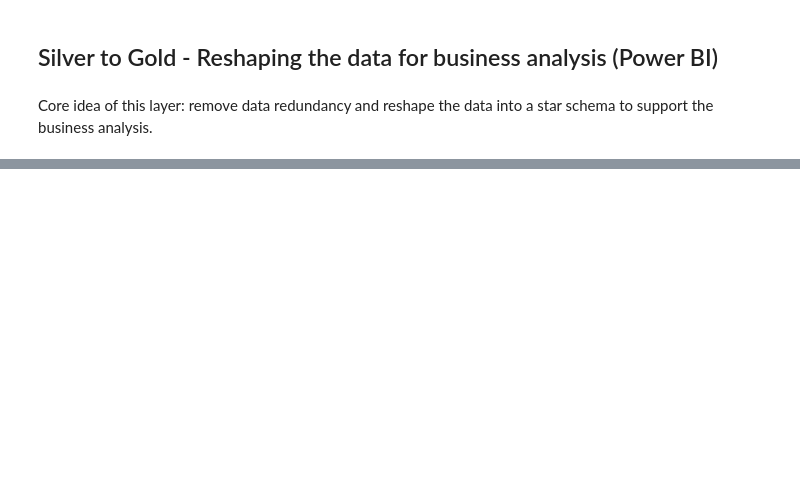
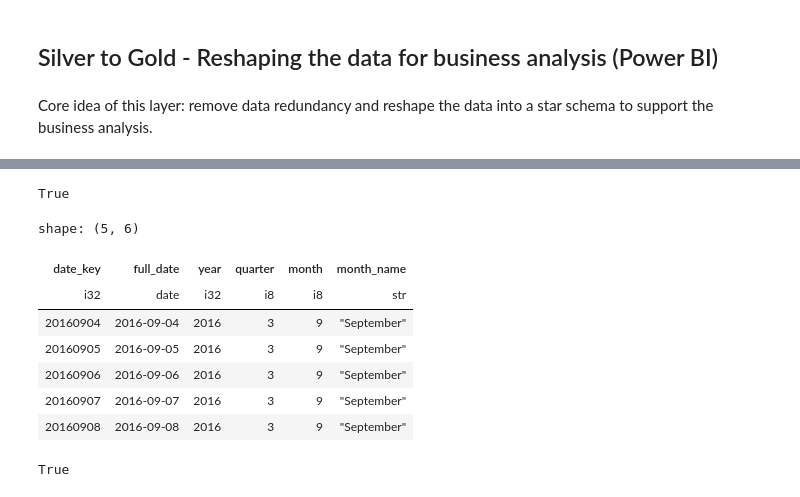
Before and after one commit to SleGort/olist_project, a Jupyter notebook: notebooks/eda.ipynb, the cells around one changed output, grey strips where cells are left out. Cells and saved outputs as stored; diff of their text form; code cells hidden in the pictures; blank space fills up the shorter version.

```diff
--- a/notebooks/eda.ipynb
+++ b/notebooks/eda.ipynb
@@ -579,0 +741,40 @@ Core idea of this layer: remove data redundancy and reshape the data into a star
+# %%
+dim_payments['order_id'].is_unique().all()
+# %% [output]
+True
+# %%
+# ── dim_date ── contiguous calendar spanning the order purchase dates ─
+# A full date spine (not just the dates that appear) so Power BI can mark
+# it as a Date Table and build a clean year > quarter > month hierarchy.
+_bounds = orders_cleaned.select(
+    pl.col("order_purchase_timestamp").dt.date().min().alias("start"),
+    pl.col("order_purchase_timestamp").dt.date().max().alias("end"),
+)
+dim_date = (
+    pl.select(
+        pl.date_range(_bounds["start"][0], _bounds["end"][0], interval="1d").alias("full_date")
+    )
+    .with_columns(
+        pl.col("full_date").dt.strftime("%Y%m%d").cast(pl.Int32).alias("date_key"),
+        pl.col("full_date").dt.year().alias("year"),
+        pl.col("full_date").dt.quarter().alias("quarter"),
+        pl.col("full_date").dt.month().alias("month"),
+        pl.col("full_date").dt.strftime("%B").alias("month_name"),
+    )
+    .select("date_key", "full_date", "year", "quarter", "month", "month_name")
+)
+# %%
+dim_date.head()
+# %% [output]
+shape: (5, 6)
+| date_key | full_date | year | quarter | month | month_name |
+| i32 | date | i32 | i8 | i8 | str |
+| 20160904 | 2016-09-04 | 2016 | 3 | 9 | "September" |
+| 20160905 | 2016-09-05 | 2016 | 3 | 9 | "September" |
+| 20160906 | 2016-09-06 | 2016 | 3 | 9 | "September" |
+| 20160907 | 2016-09-07 | 2016 | 3 | 9 | "September" |
+| 20160908 | 2016-09-08 | 2016 | 3 | 9 | "September" |
+# %%
+dim_date['date_key'].is_unique().all()
+# %% [output]
+True
```
Also changed, not shown: parts of 27 cells of this notebook, 10 other files.
